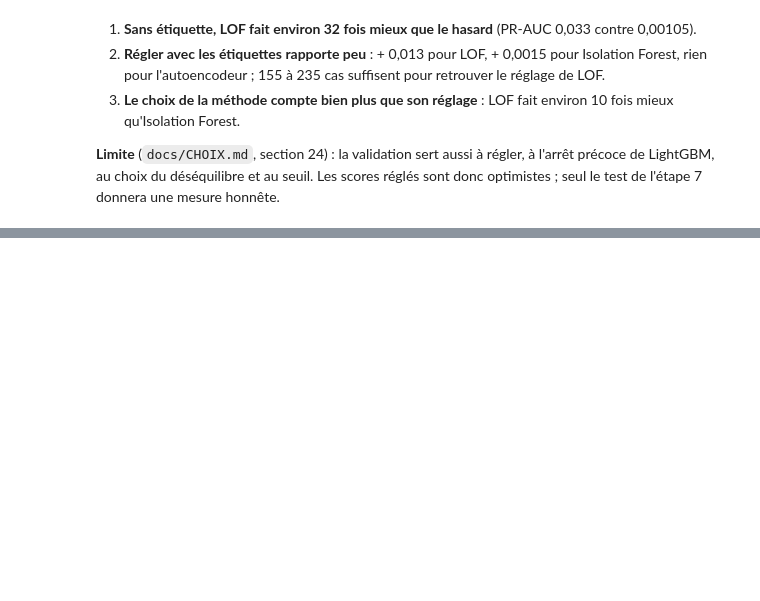
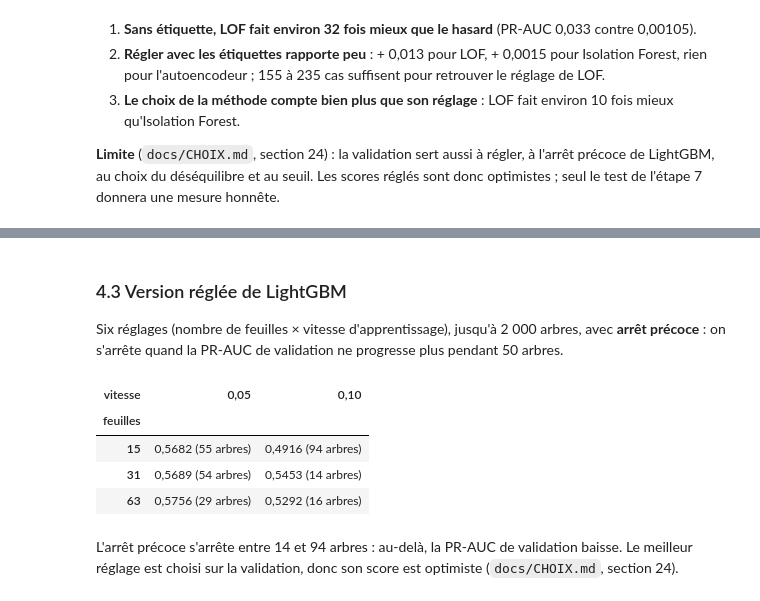
Before and after one commit to aljene307/aml-detection-xai, a Jupyter notebook: notebooks/projet_aml.ipynb, the cells around one changed output, grey strips where cells are left out. Cells and saved outputs as stored; diff of their text form; code cells hidden in the pictures; blank space fills up the shorter version.

```diff
--- a/notebooks/projet_aml.ipynb
+++ b/notebooks/projet_aml.ipynb
@@ -1120,0 +1210,24 @@ note(
+# %% [markdown]
+### 4.3 Version réglée de LightGBM
+
+Six réglages (nombre de feuilles × vitesse d'apprentissage), jusqu'à 2 000 arbres, avec **arrêt
+précoce** : on s'arrête quand la PR-AUC de validation ne progresse plus pendant 50 arbres.
+# %%
+grille_sup = pd.DataFrame([{**r["reglage"], "pr_auc": r["pr_auc"], "arbres": r["arbres"]}
+                           for r in supervise if r["phase"] == "grille"])
+vue = grille_sup.pivot(index="num_leaves", columns="learning_rate", values="pr_auc")
+arbres = grille_sup.pivot(index="num_leaves", columns="learning_rate", values="arbres")
+vue = vue.map(lambda v: fr(v, 4)) + " (" + arbres.map(lambda v: f"{v} arbres") + ")"
+vue.columns = [fr(v, 2) for v in vue.columns]
+vue.index.name, vue.columns.name = "feuilles", "vitesse"
+display(vue)
+note(f"L'arrêt précoce s'arrête entre {grille_sup['arbres'].min()} et {grille_sup['arbres'].max()} arbres : "
+     "au-delà, la PR-AUC de validation baisse. Le meilleur réglage est choisi sur la validation, "
+     "donc son score est optimiste (`docs/CHOIX.md`, section 24).")
+# %% [output]
+| vitesse | 0,05 | 0,10 |
+| feuilles |  |  |
+| 15 | 0,5682 (55 arbres) | 0,4916 (94 arbres) |
+| 31 | 0,5689 (54 arbres) | 0,5453 (14 arbres) |
+| 63 | 0,5756 (29 arbres) | 0,5292 (16 arbres) |
+L'arrêt précoce s'arrête entre 14 et 94 arbres : au-delà, la PR-AUC de validation baisse. Le meilleur réglage est choisi sur la validation, donc son score est optimiste (`docs/CHOIX.md`, section 24).
```
Also changed, not shown: parts of 8 cells of this notebook, 1 other file.
